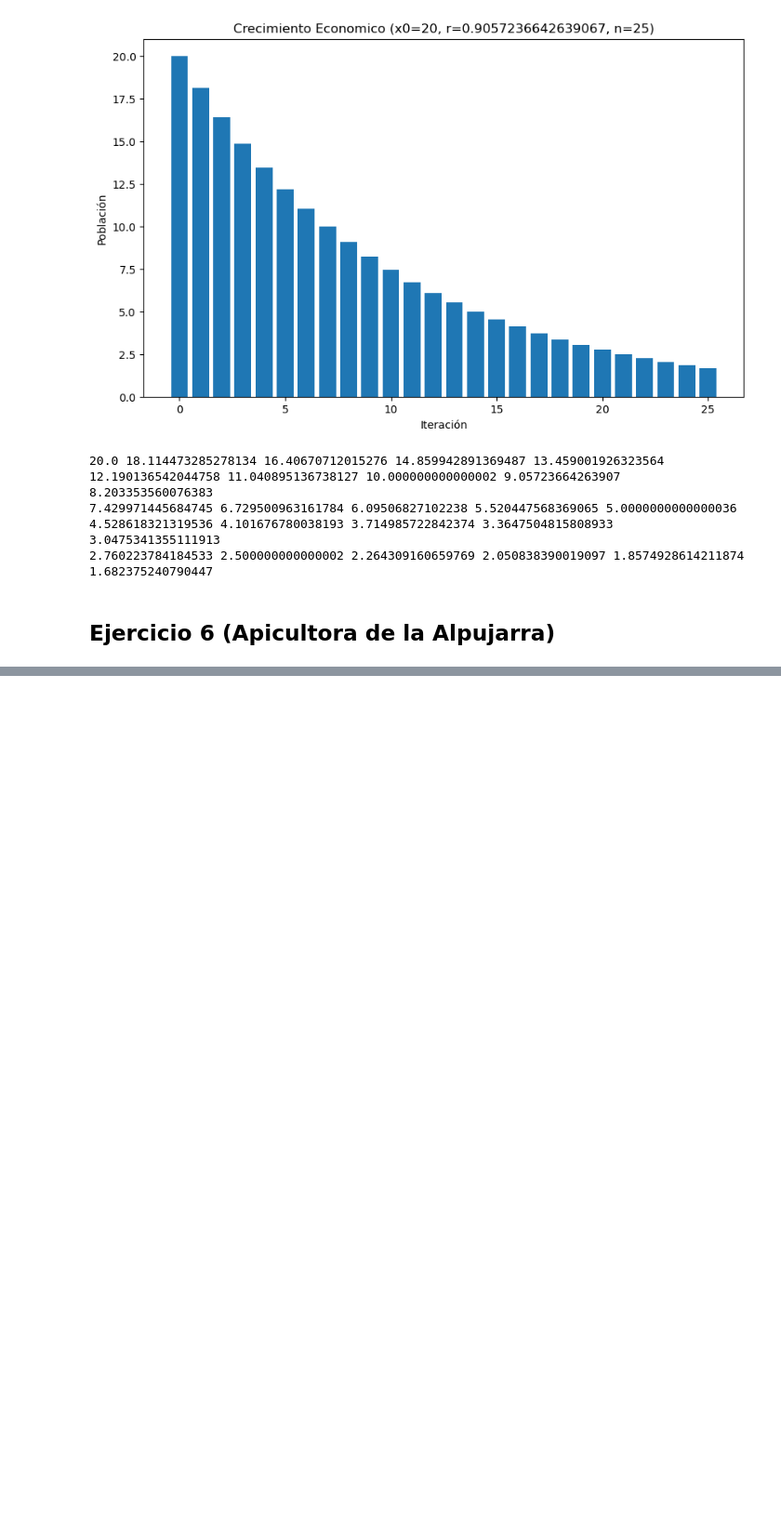
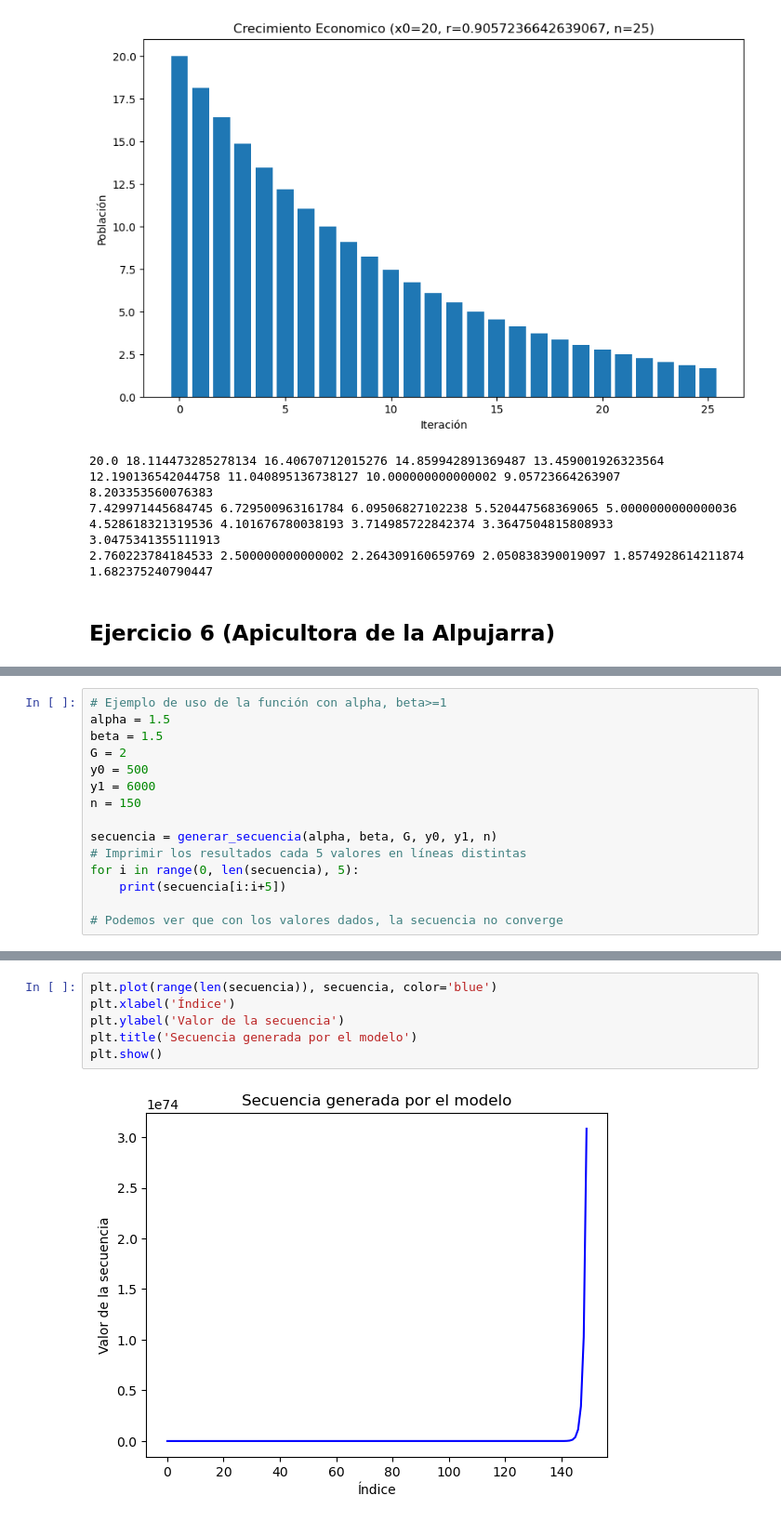
Before and after one commit to roberlks/ModelosMatematicos, a Jupyter notebook: MenuModelos.ipynb, the cells around one changed output, grey strips where cells are left out. Shown at 93% size. Cells and saved outputs as stored; diff of their text form; blank space fills up the shorter version.

```diff
--- a/MenuModelos.ipynb
+++ b/MenuModelos.ipynb
@@ -182,0 +284,15 @@ for i in range(n+1):
+# %%
+# Ejemplo de uso de la función con alpha, beta>=1
+alpha = 1.5
+beta = 1.5
+G = 2
+y0 = 500
+y1 = 6000
+n = 150
+
+secuencia = generar_secuencia(alpha, beta, G, y0, y1, n)
+# Imprimir los resultados cada 5 valores en líneas distintas
+for i in range(0, len(secuencia), 5):
+    print(secuencia[i:i+5])
+
+# Podemos ver que con los valores dados, la secuencia no converge
@@ -182,0 +317,8 @@ for i in range(n+1):
+# %%
+plt.plot(range(len(secuencia)), secuencia, color='blue')
+plt.xlabel('Índice')
+plt.ylabel('Valor de la secuencia')
+plt.title('Secuencia generada por el modelo')
+plt.show()
+# %% [output]
+[figure, added]
```
Also changed, not shown: parts of 11 cells of this notebook, 1 other file.
